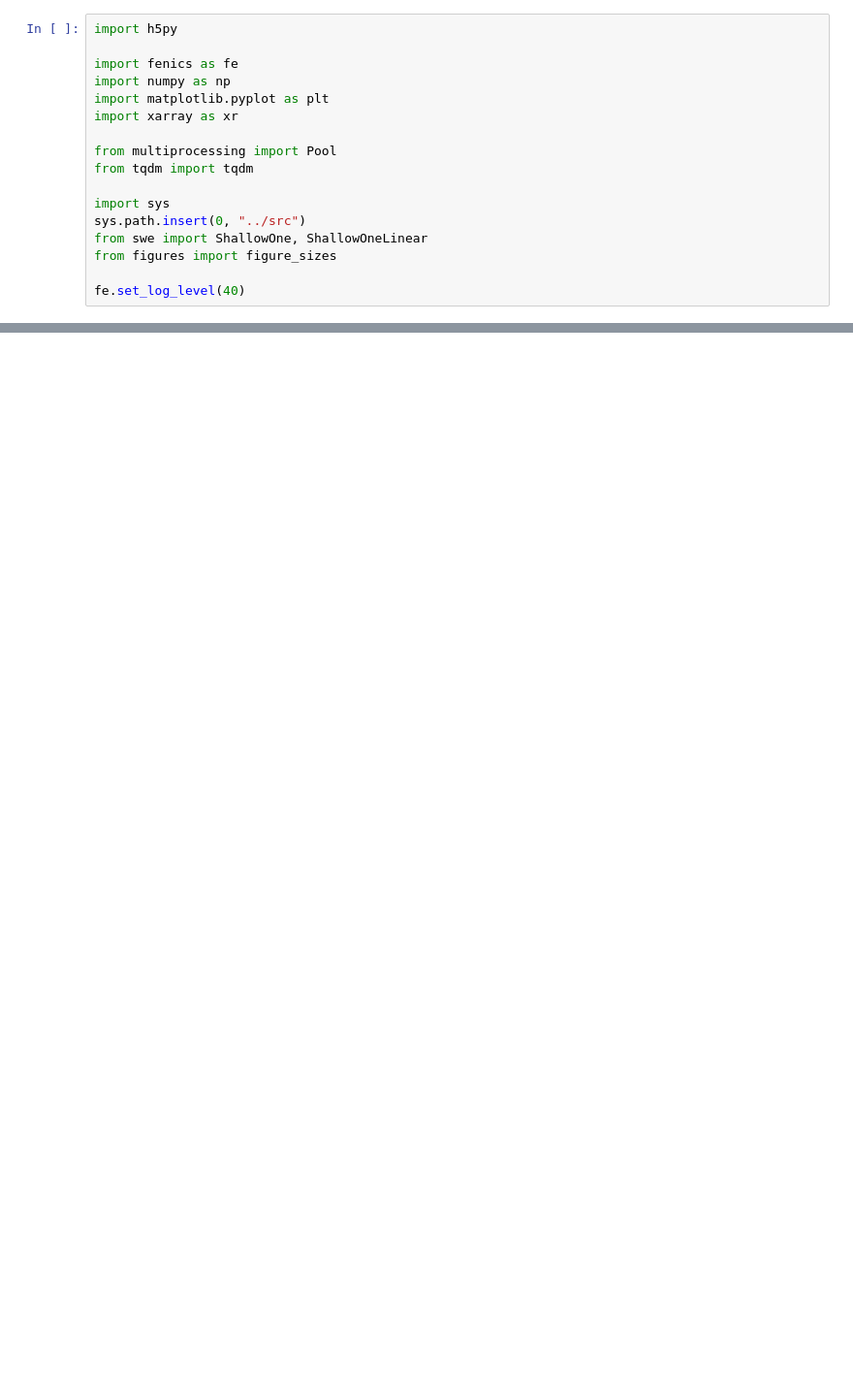
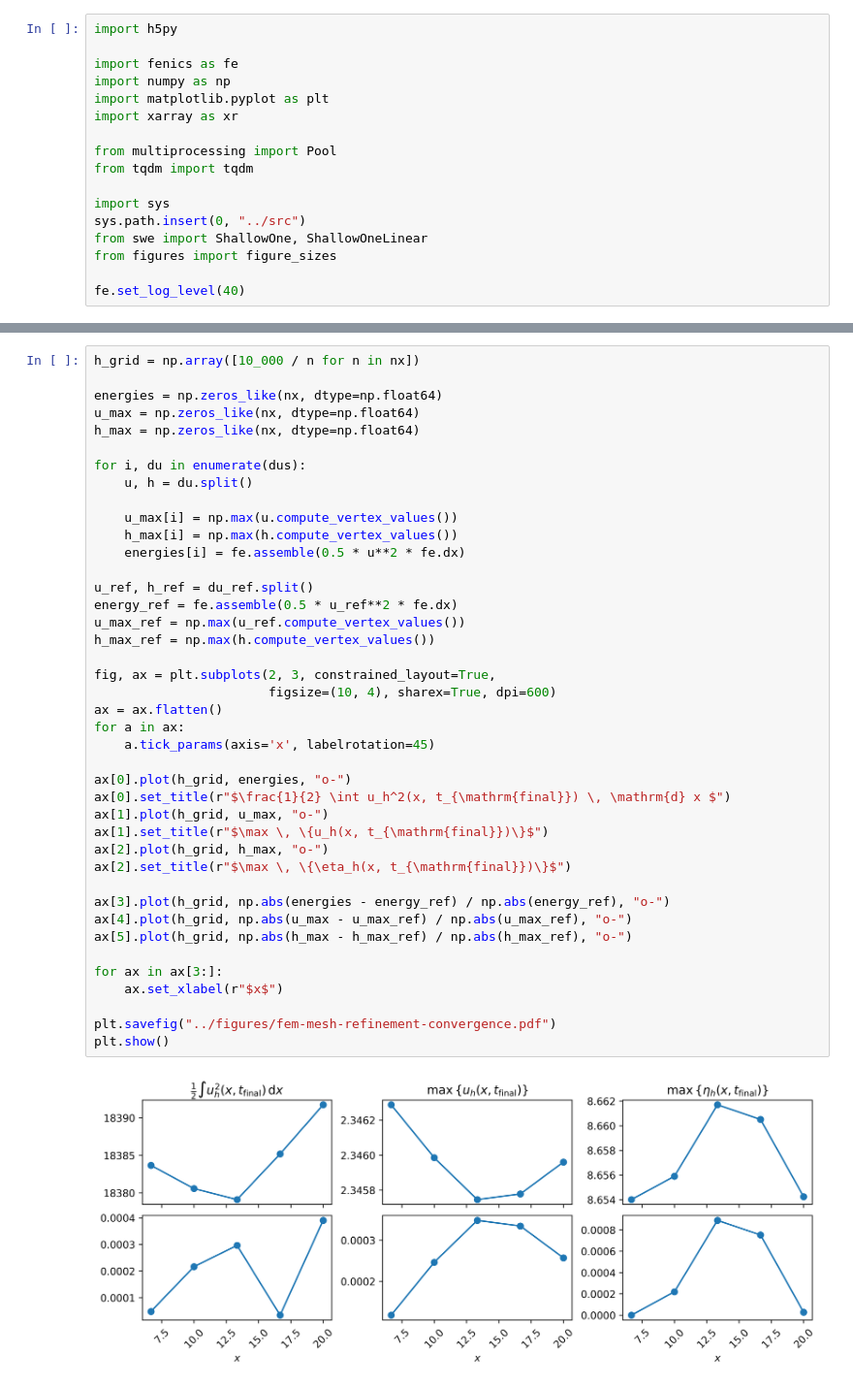
Before and after one commit to connor-duffin/sswe, a Jupyter notebook: notebooks/check-FEM-convergence.ipynb, the cells around one changed output, grey strips where cells are left out. Shown at 97% size. Cells and saved outputs as stored; diff of their text form; blank space fills up the shorter version.

```diff
--- a/notebooks/check-FEM-convergence.ipynb
+++ b/notebooks/check-FEM-convergence.ipynb
@@ -54,0 +77,43 @@ WARNING: user expression has not supplied value_shape method or an element. Assu
+# %%
+h_grid = np.array([10_000 / n for n in nx])
+
+energies = np.zeros_like(nx, dtype=np.float64)
+u_max = np.zeros_like(nx, dtype=np.float64)
+h_max = np.zeros_like(nx, dtype=np.float64)
+
+for i, du in enumerate(dus):
+    u, h = du.split()
+
+    u_max[i] = np.max(u.compute_vertex_values())
+    h_max[i] = np.max(h.compute_vertex_values())
+    energies[i] = fe.assemble(0.5 * u**2 * fe.dx)
+
+u_ref, h_ref = du_ref.split()
+energy_ref = fe.assemble(0.5 * u_ref**2 * fe.dx)
+u_max_ref = np.max(u_ref.compute_vertex_values())
+h_max_ref = np.max(h.compute_vertex_values())
+
+fig, ax = plt.subplots(2, 3, constrained_layout=True,
+                       figsize=(10, 4), sharex=True, dpi=600)
+ax = ax.flatten()
+for a in ax:
+    a.tick_params(axis='x', labelrotation=45)
+
+ax[0].plot(h_grid, energies, "o-")
+ax[0].set_title(r"$\frac{1}{2} \int u_h^2(x, t_{\mathrm{final}}) \, \mathrm{d} x $")
+ax[1].plot(h_grid, u_max, "o-")
+ax[1].set_title(r"$\max \, \{u_h(x, t_{\mathrm{final}})\}$")
+ax[2].plot(h_grid, h_max, "o-")
+ax[2].set_title(r"$\max \, \{\eta_h(x, t_{\mathrm{final}})\}$")
+
+ax[3].plot(h_grid, np.abs(energies - energy_ref) / np.abs(energy_ref), "o-")
+ax[4].plot(h_grid, np.abs(u_max - u_max_ref) / np.abs(u_max_ref), "o-")
+ax[5].plot(h_grid, np.abs(h_max - h_max_ref) / np.abs(h_max_ref), "o-")
+
+for ax in ax[3:]:
+    ax.set_xlabel(r"$x$")
+
+plt.savefig("../figures/fem-mesh-refinement-convergence.pdf")
+plt.show()
+# %% [output]
+[figure, added]
```
Also changed, not shown: parts of 8 cells of this notebook.
